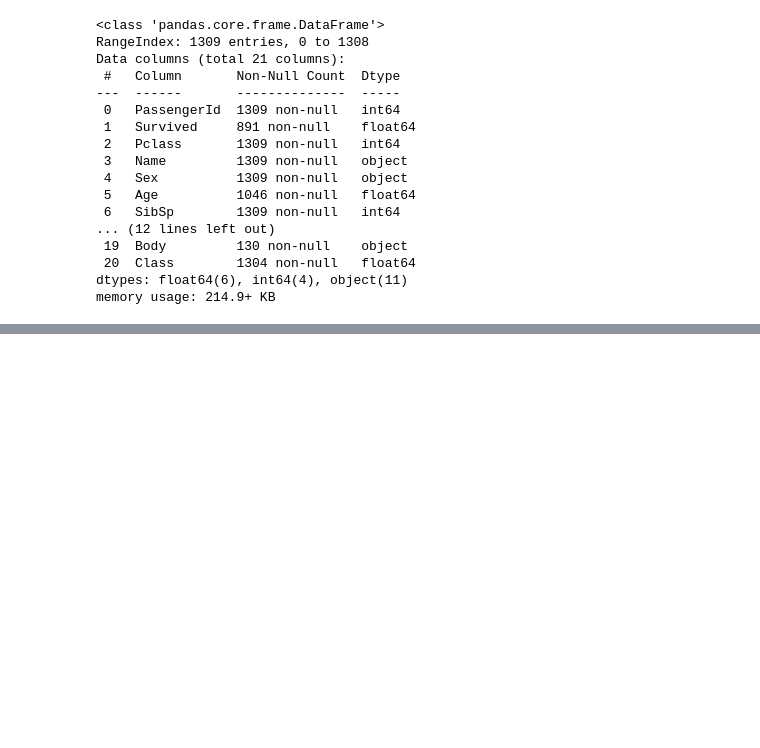
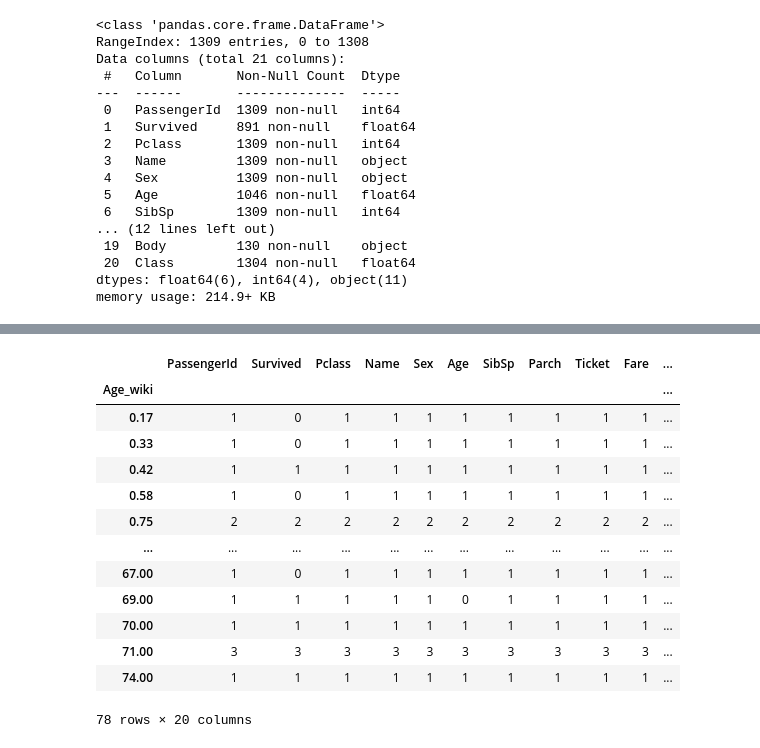
Before and after one commit to bripapp/lifeboat, a Jupyter notebook: Clean_Lifeboat.ipynb, the cells around one changed output, grey strips where cells are left out. Saved outputs shown, nothing was run; the diff lists cells and outputs as text; code cells hidden in the pictures; blank space fills up the shorter version.

```diff
--- a/Clean_Lifeboat.ipynb
+++ b/Clean_Lifeboat.ipynb
@@ -74,0 +134,19 @@ data.to_csv(r'full_clean.csv', index = False)
+# %%
+survivor_data = data.groupby(['Age_wiki'])
+survived = survivor_data.count()
+survived
+# %% [output]
+|  | PassengerId | Survived | Pclass | Name | Sex | Age | SibSp | Parch | Ticket | Fare | ... |
+| Age_wiki |  |  |  |  |  |  |  |  |  |  | ... |
+| 0.17 | 1 | 0 | 1 | 1 | 1 | 1 | 1 | 1 | 1 | 1 | ... |
+| 0.33 | 1 | 0 | 1 | 1 | 1 | 1 | 1 | 1 | 1 | 1 | ... |
+| 0.42 | 1 | 1 | 1 | 1 | 1 | 1 | 1 | 1 | 1 | 1 | ... |
+| 0.58 | 1 | 0 | 1 | 1 | 1 | 1 | 1 | 1 | 1 | 1 | ... |
+| 0.75 | 2 | 2 | 2 | 2 | 2 | 2 | 2 | 2 | 2 | 2 | ... |
+| ... | ... | ... | ... | ... | ... | ... | ... | ... | ... | ... | ... |
+| 67.00 | 1 | 0 | 1 | 1 | 1 | 1 | 1 | 1 | 1 | 1 | ... |
+| 69.00 | 1 | 1 | 1 | 1 | 1 | 0 | 1 | 1 | 1 | 1 | ... |
+| 70.00 | 1 | 1 | 1 | 1 | 1 | 1 | 1 | 1 | 1 | 1 | ... |
+| 71.00 | 3 | 3 | 3 | 3 | 3 | 3 | 3 | 3 | 3 | 3 | ... |
+| 74.00 | 1 | 1 | 1 | 1 | 1 | 1 | 1 | 1 | 1 | 1 | ... |
+78 rows × 20 columns
```
Also changed, not shown: parts of 4 cells of this notebook, 1 other file.
